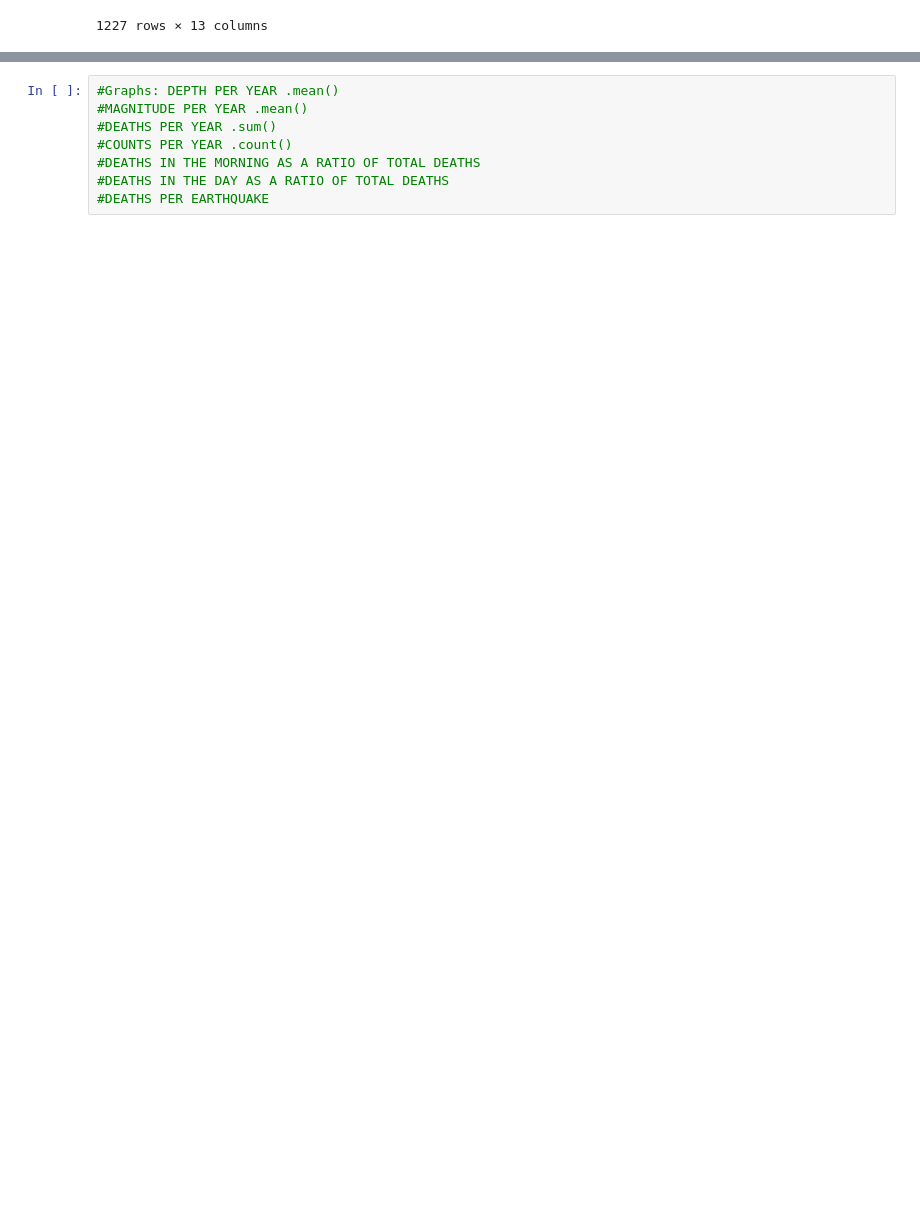
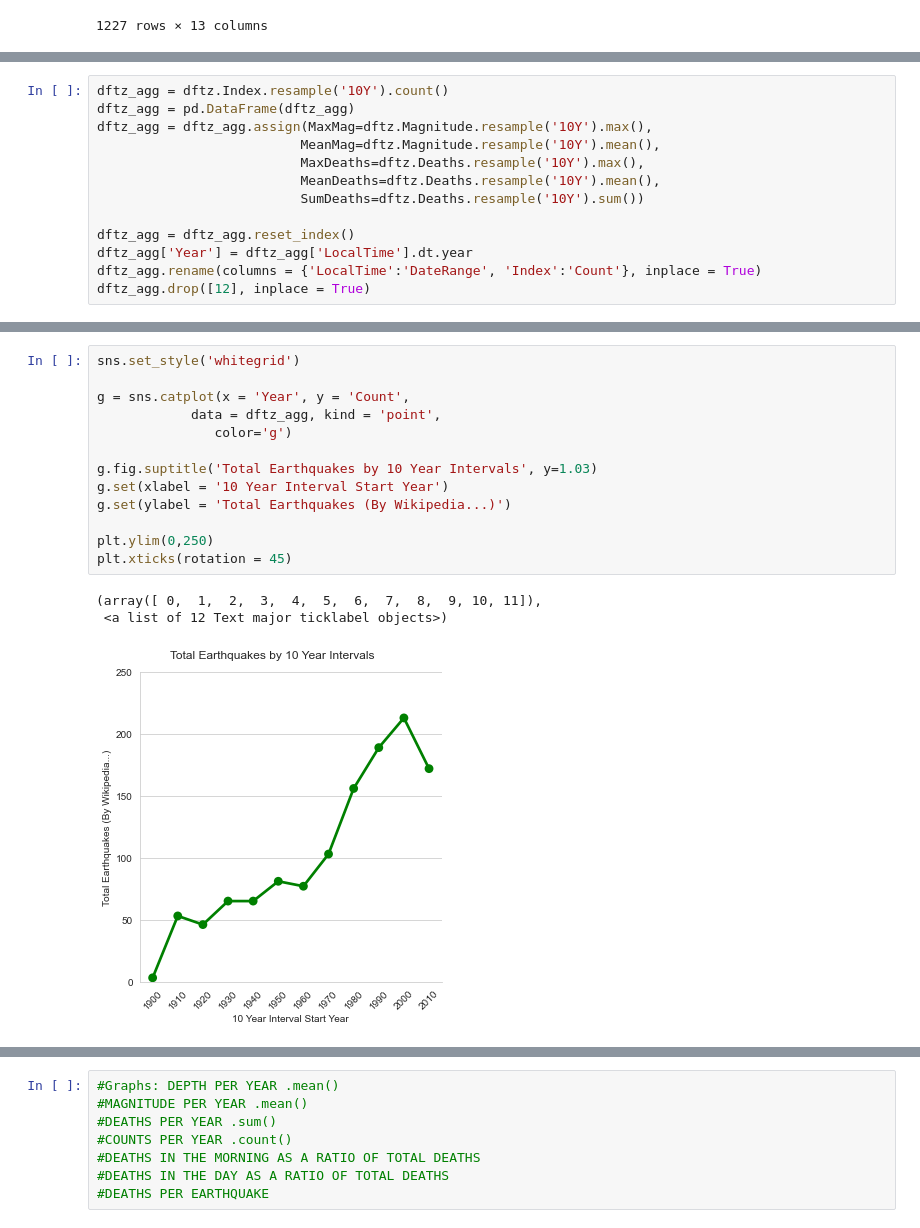
Before and after one commit to nss-data-science-cohort-4/dq3-earthquakes-down-to-earth, a Jupyter notebook: Tony/DQ3-2.ipynb, the cells around one changed output, grey strips where cells are left out. Drawn from its saved outputs; the diff is of its cells as text; blank space fills up the shorter version.

```diff
--- a/Tony/DQ3-2.ipynb
+++ b/Tony/DQ3-2.ipynb
@@ -85,0 +85,13 @@ Freq: 10A-DEC, Name: Index, dtype: int64
+# %%
+dftz_agg = dftz.Index.resample('10Y').count()
+dftz_agg = pd.DataFrame(dftz_agg)
+dftz_agg = dftz_agg.assign(MaxMag=dftz.Magnitude.resample('10Y').max(),
+                          MeanMag=dftz.Magnitude.resample('10Y').mean(),
+                          MaxDeaths=dftz.Deaths.resample('10Y').max(),
+                          MeanDeaths=dftz.Deaths.resample('10Y').mean(),
+                          SumDeaths=dftz.Deaths.resample('10Y').sum())
+
+dftz_agg = dftz_agg.reset_index()
+dftz_agg['Year'] = dftz_agg['LocalTime'].dt.year
+dftz_agg.rename(columns = {'LocalTime':'DateRange', 'Index':'Count'}, inplace = True)
+dftz_agg.drop([12], inplace = True)
@@ -85,0 +136,17 @@ Freq: 10A-DEC, Name: Index, dtype: int64
+# %%
+sns.set_style('whitegrid')
+
+g = sns.catplot(x = 'Year', y = 'Count',
+            data = dftz_agg, kind = 'point',
+               color='g')
+
+g.fig.suptitle('Total Earthquakes by 10 Year Intervals', y=1.03)
+g.set(xlabel = '10 Year Interval Start Year')
+g.set(ylabel = 'Total Earthquakes (By Wikipedia...)')
+
+plt.ylim(0,250)
+plt.xticks(rotation = 45)
+# %% [output]
+(array([ 0,  1,  2,  3,  4,  5,  6,  7,  8,  9, 10, 11]),
+ <a list of 12 Text major ticklabel objects>)
+[figure, added]
```
Also changed, not shown: parts of 10 cells of this notebook, 1 other file.
